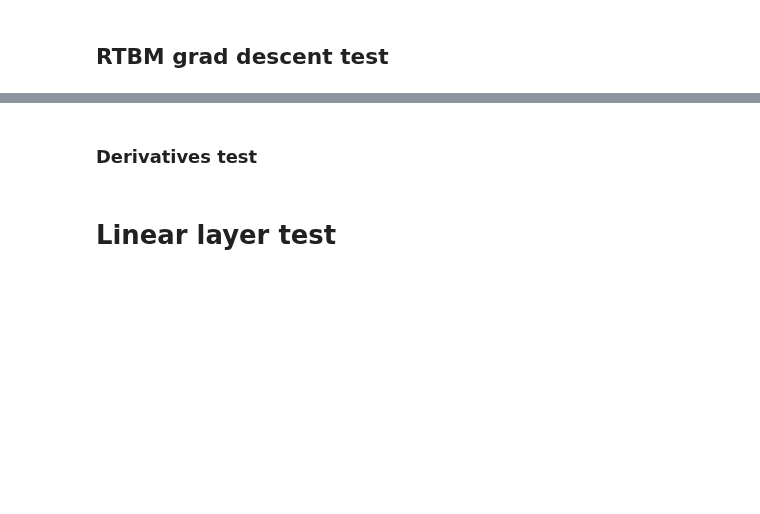
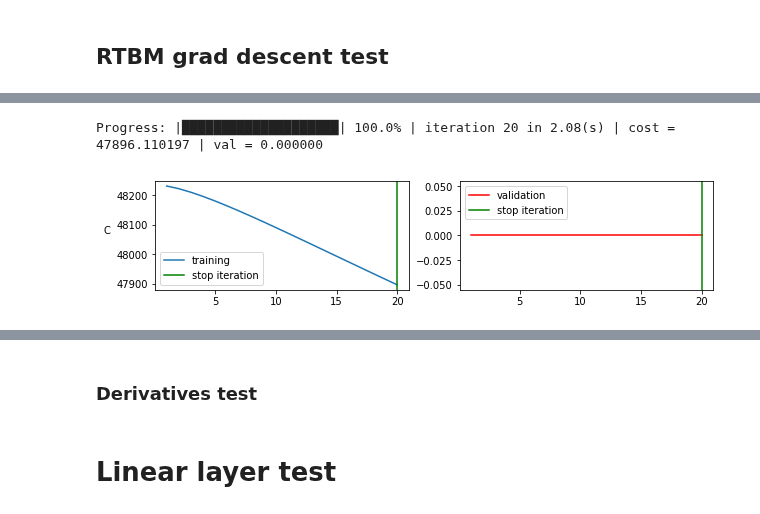
Before and after one commit to RiemannAI/theta, a Jupyter notebook: examples/test_layers.ipynb, the cells around one changed output, grey strips where cells are left out. Drawn from its saved outputs; the diff is of its cells as text; code cells hidden in the pictures; blank space fills up the shorter version.

```diff
--- a/examples/test_layers.ipynb
+++ b/examples/test_layers.ipynb
@@ -83,5 +60,8 @@ M.add(layers.ThetaUnitLayer(1,1,1,diagonal_T=True))
 # %%
 # Flow to a non-trivial W
 minim = minimizer.SGD()
-solution = minim.train(logarithmic, M, data,scheme=adagrad(), lr=0.000001, maxiter=500)
+solution = minim.train(logarithmic, M, data,scheme=adam(), lr=0.0001, maxiter=20)
+# %% [output]
+Progress: |████████████████████| 100.0% | iteration 20 in 2.08(s) | cost = 47896.110197 | val = 0.000000
+[figure, added]
 # %%
```
Also changed, not shown: parts of 5 cells of this notebook, 4 other files.
